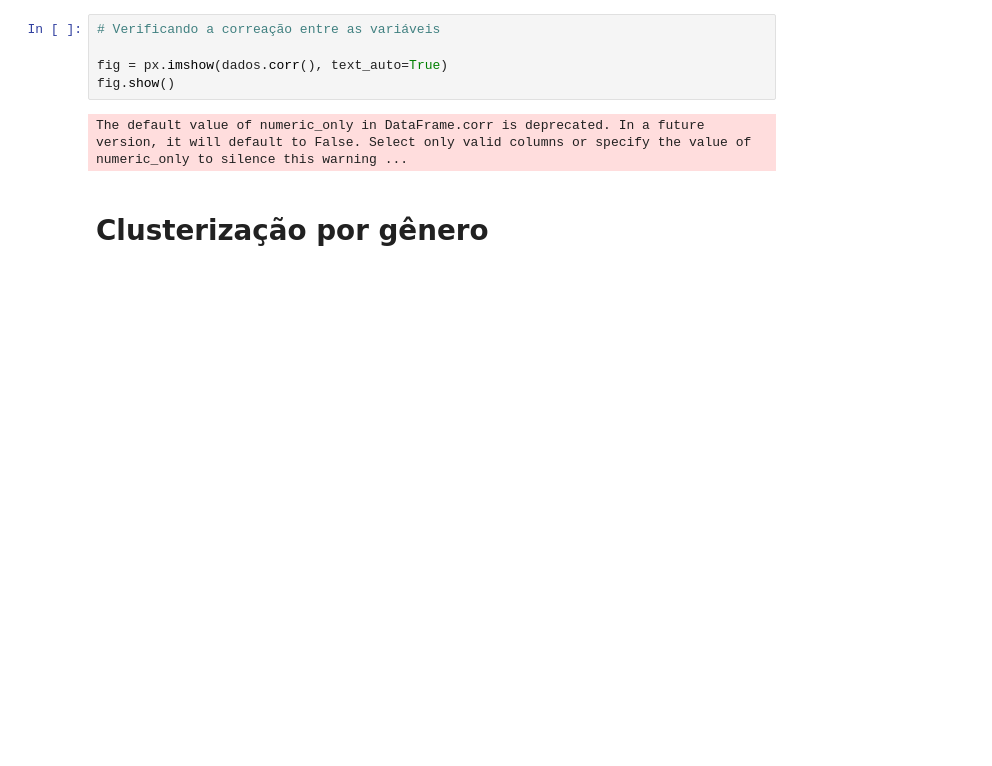
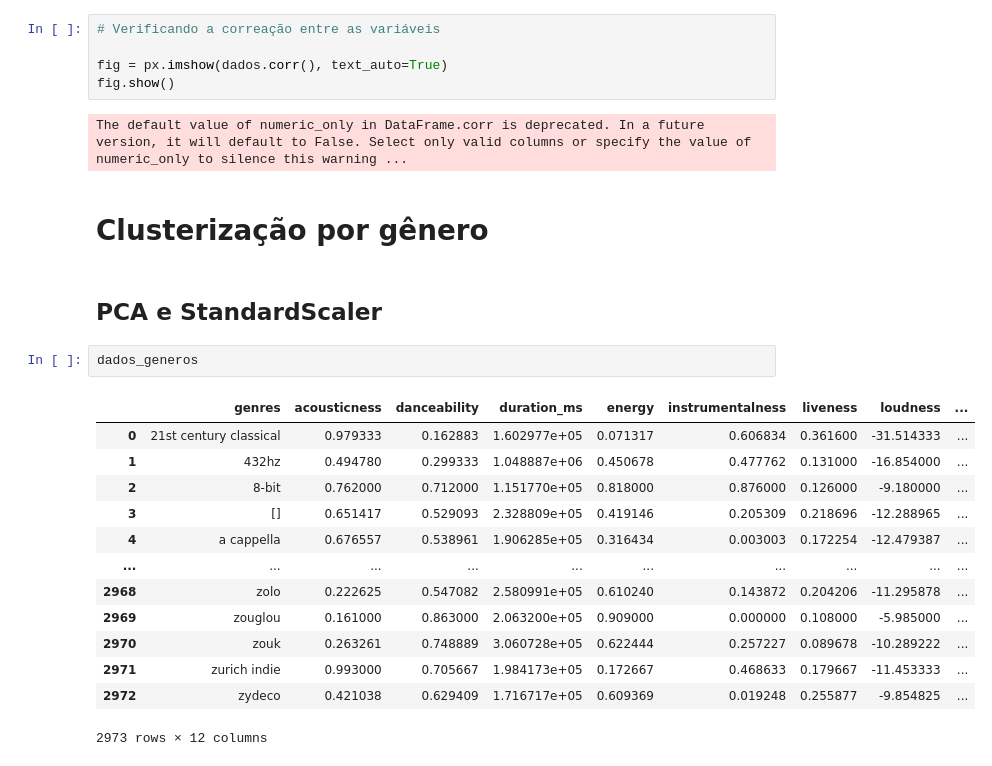
Before and after one commit to fcardosoo/Alura-021-Clustering-aplicado-recomendando-musicas-com-K-Means, a Jupyter notebook: Recomendados_de_musicas.ipynb, the cells around one changed output. Cells and saved outputs as stored; diff of their text form; blank space fills up the shorter version.

```diff
--- a/Recomendados_de_musicas.ipynb
+++ b/Recomendados_de_musicas.ipynb
@@ -246,3 +246,21 @@ fig.show()
 The default value of numeric_only in DataFrame.corr is deprecated. In a future version, it will default to False. Select only valid columns or specify the value of numeric_only to silence this warning ...
 # %% [markdown]
 # Clusterização por gênero
+# %% [markdown]
+## PCA e StandardScaler
+# %%
+dados_generos
+# %% [output]
+|  | genres | acousticness | danceability | duration_ms | energy | instrumentalness | liveness | loudness | ... |
+| 0 | 21st century classical | 0.979333 | 0.162883 | 1.602977e+05 | 0.071317 | 0.606834 | 0.361600 | -31.514333 | ... |
+| 1 | 432hz | 0.494780 | 0.299333 | 1.048887e+06 | 0.450678 | 0.477762 | 0.131000 | -16.854000 | ... |
+| 2 | 8-bit | 0.762000 | 0.712000 | 1.151770e+05 | 0.818000 | 0.876000 | 0.126000 | -9.180000 | ... |
+| 3 | [] | 0.651417 | 0.529093 | 2.328809e+05 | 0.419146 | 0.205309 | 0.218696 | -12.288965 | ... |
+| 4 | a cappella | 0.676557 | 0.538961 | 1.906285e+05 | 0.316434 | 0.003003 | 0.172254 | -12.479387 | ... |
+| ... | ... | ... | ... | ... | ... | ... | ... | ... | ... |
+| 2968 | zolo | 0.222625 | 0.547082 | 2.580991e+05 | 0.610240 | 0.143872 | 0.204206 | -11.295878 | ... |
+| 2969 | zouglou | 0.161000 | 0.863000 | 2.063200e+05 | 0.909000 | 0.000000 | 0.108000 | -5.985000 | ... |
+| 2970 | zouk | 0.263261 | 0.748889 | 3.060728e+05 | 0.622444 | 0.257227 | 0.089678 | -10.289222 | ... |
+| 2971 | zurich indie | 0.993000 | 0.705667 | 1.984173e+05 | 0.172667 | 0.468633 | 0.179667 | -11.453333 | ... |
+| 2972 | zydeco | 0.421038 | 0.629409 | 1.716717e+05 | 0.609369 | 0.019248 | 0.255877 | -9.854825 | ... |
+2973 rows × 12 columns
```
Also changed, not shown: parts of 2 cells of this notebook.
